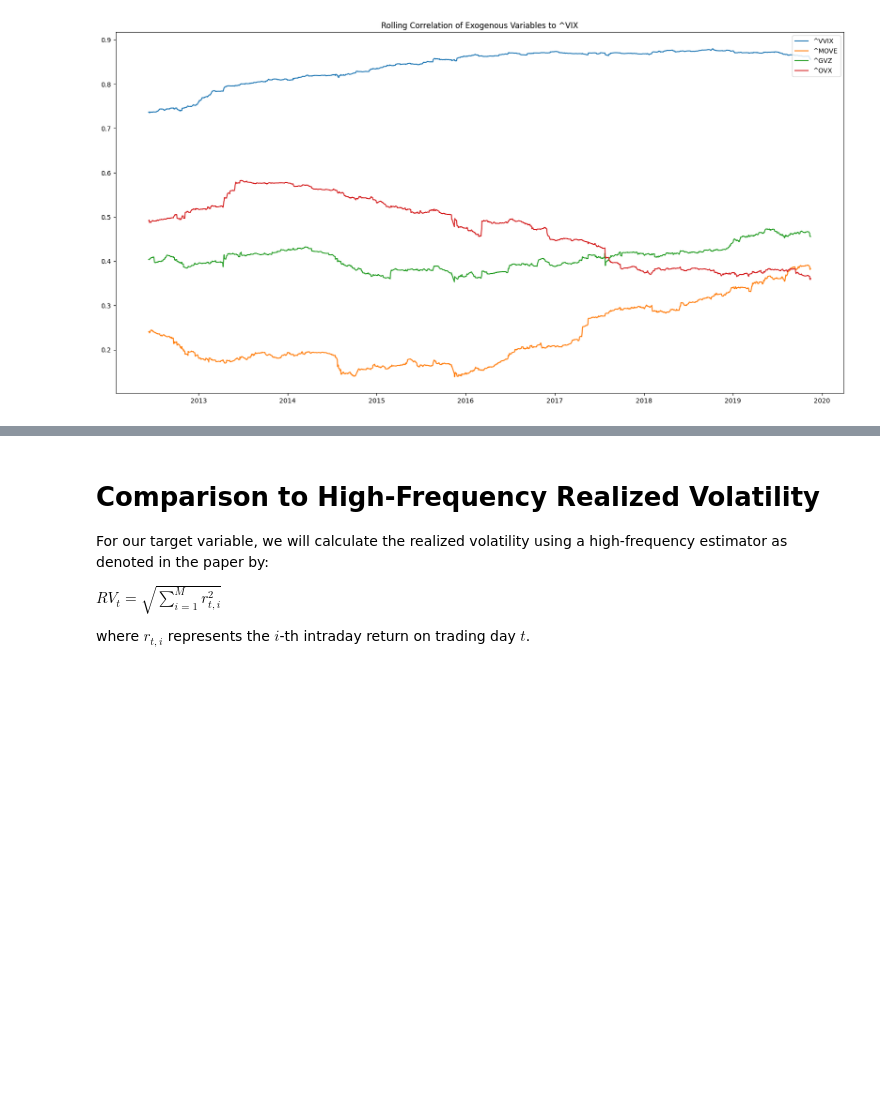
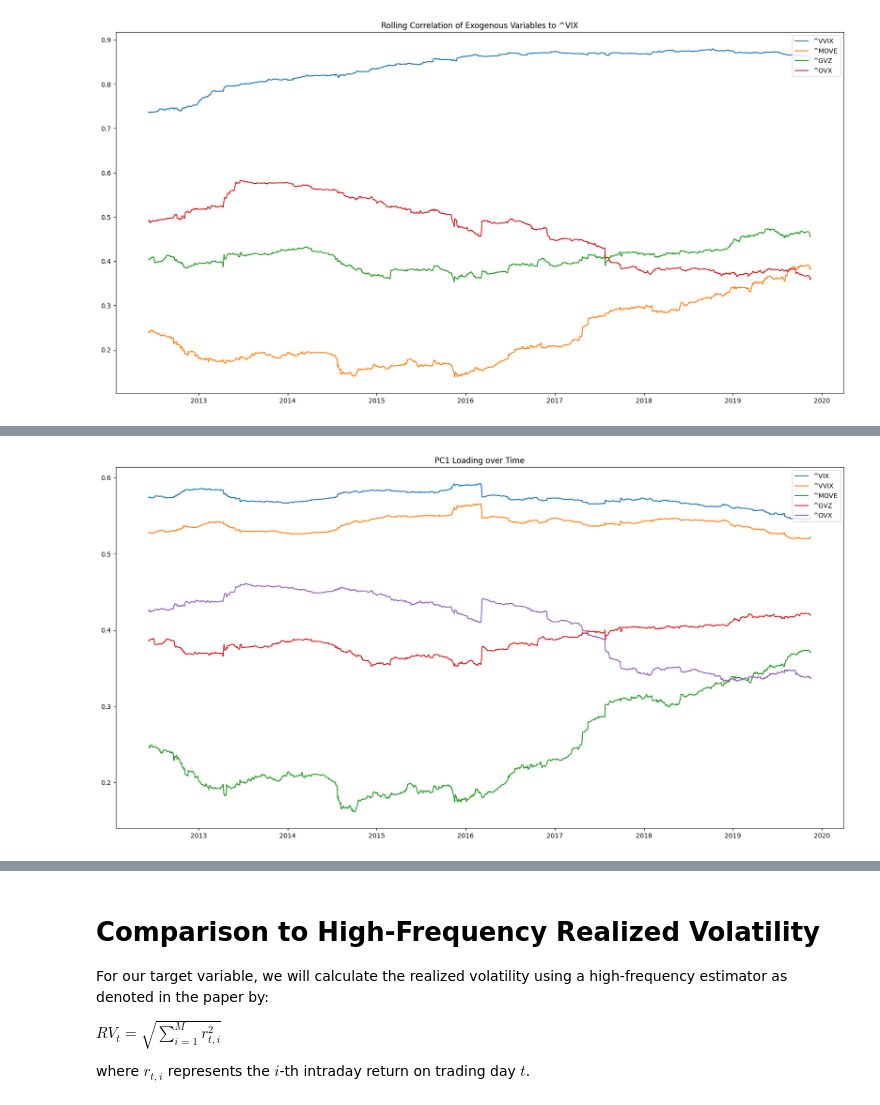
Before and after one commit to finnlimjc/Realized-Volatility-Forecasting, a Jupyter notebook: notebooks/paper_extension.ipynb, the cells around one changed output, grey strips where cells are left out. Saved outputs shown, nothing was run; the diff lists cells and outputs as text; code cells hidden in the pictures; blank space fills up the shorter version.

```diff
--- a/notebooks/paper_extension.ipynb
+++ b/notebooks/paper_extension.ipynb
@@ -267,0 +359,5 @@ plt.show()
+# %%
+fig = plot_coeffs(pc1_loads_df, 'PC1 Loading over Time')
+plt.show()
+# %% [output]
+[figure, added]
```
Also changed, not shown: parts of 24 cells of this notebook.
